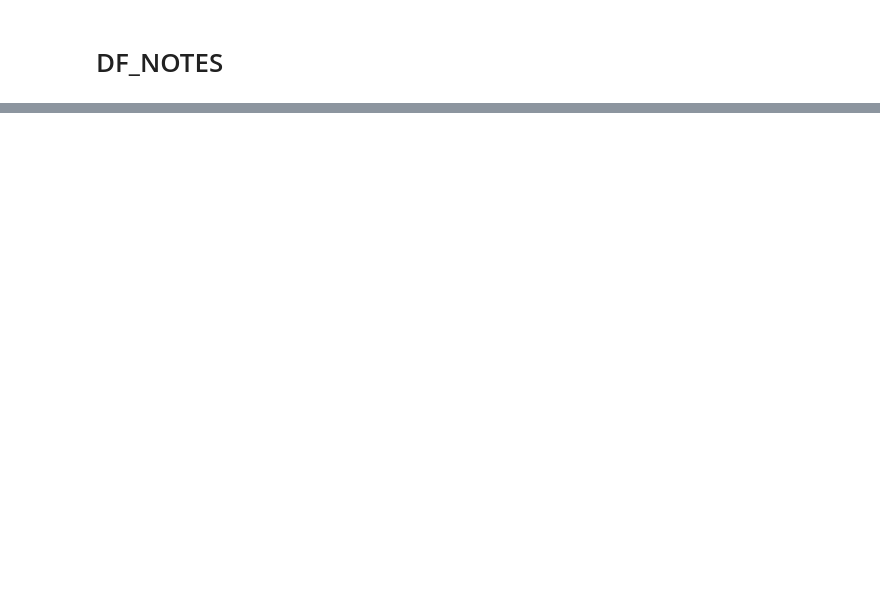
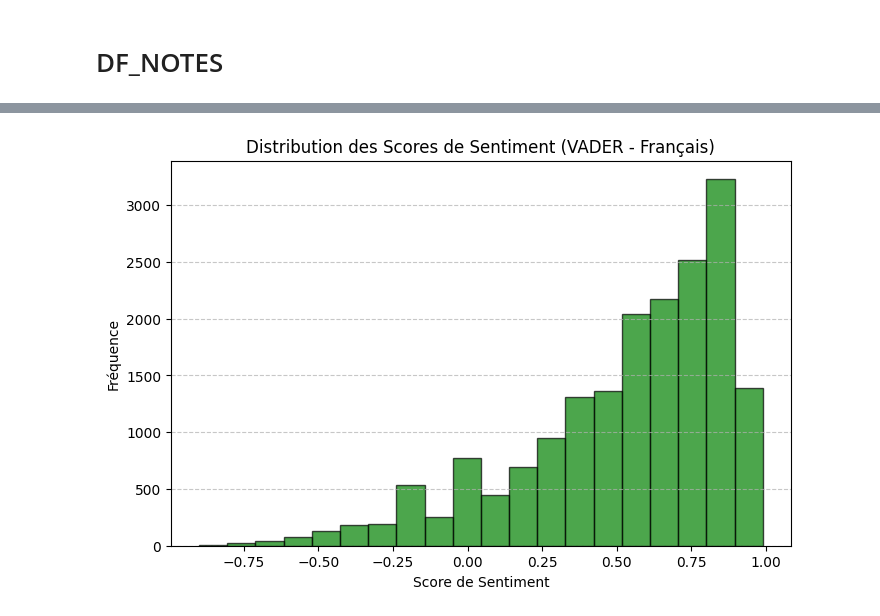
Before and after one commit to MathieuBartozzi/audit_daudet_osui, a Jupyter notebook: data_pronote_processing.ipynb, the cells around one changed output, grey strips where cells are left out. Saved outputs shown, nothing was run; the diff lists cells and outputs as text; code cells hidden in the pictures; blank space fills up the shorter version.

```diff
--- a/data_pronote_processing.ipynb
+++ b/data_pronote_processing.ipynb
@@ -323,0 +662,29 @@ DataFrame 'Sanction' exporté vers exported_data/Sanction.csv
+# %%
+from vaderSentiment_fr.vaderSentiment import SentimentIntensityAnalyzer
+import matplotlib.pyplot as plt
+
+# Initialiser l'analyseur VADER pour le français
+analyzer_fr = SentimentIntensityAnalyzer()
+
+# Fonction pour obtenir le score VADER en français
+def vader_score_fr(text):
+    if not isinstance(text, str) or pd.isna(text):
+        return {"compound": 0}  # Retourne un score neutre si le texte est manquant ou non valide
+    return analyzer_fr.polarity_scores(text)
+
+# Appliquer VADER en français à la colonne 'appr' de tout le DataFrame et extraire le score "compound"
+df_appreciationprofesseurs['vader_FR_scores'] = df_appreciationprofesseurs['appr'].apply(vader_score_fr)
+df_appreciationprofesseurs['vader_FR_compound'] = df_appreciationprofesseurs['vader_FR_scores'].apply(lambda x: x['compound'])
+
+# Visualiser la distribution du score de sentiment VADER en français sur tout le DataFrame
+vader_fr_scores = df_appreciationprofesseurs['vader_FR_compound'].dropna()
+
+plt.figure(figsize=(8, 5))
+plt.hist(vader_fr_scores, bins=20, edgecolor='black', alpha=0.7, color='green')
+plt.title('Distribution des Scores de Sentiment (VADER - Français)')
+plt.xlabel('Score de Sentiment')
+plt.ylabel('Fréquence')
+plt.grid(axis='y', linestyle='--', alpha=0.7)
+plt.show()
+# %% [output]
+[figure, added]
```
Also changed, not shown: parts of 18 cells of this notebook, 23 other files.
